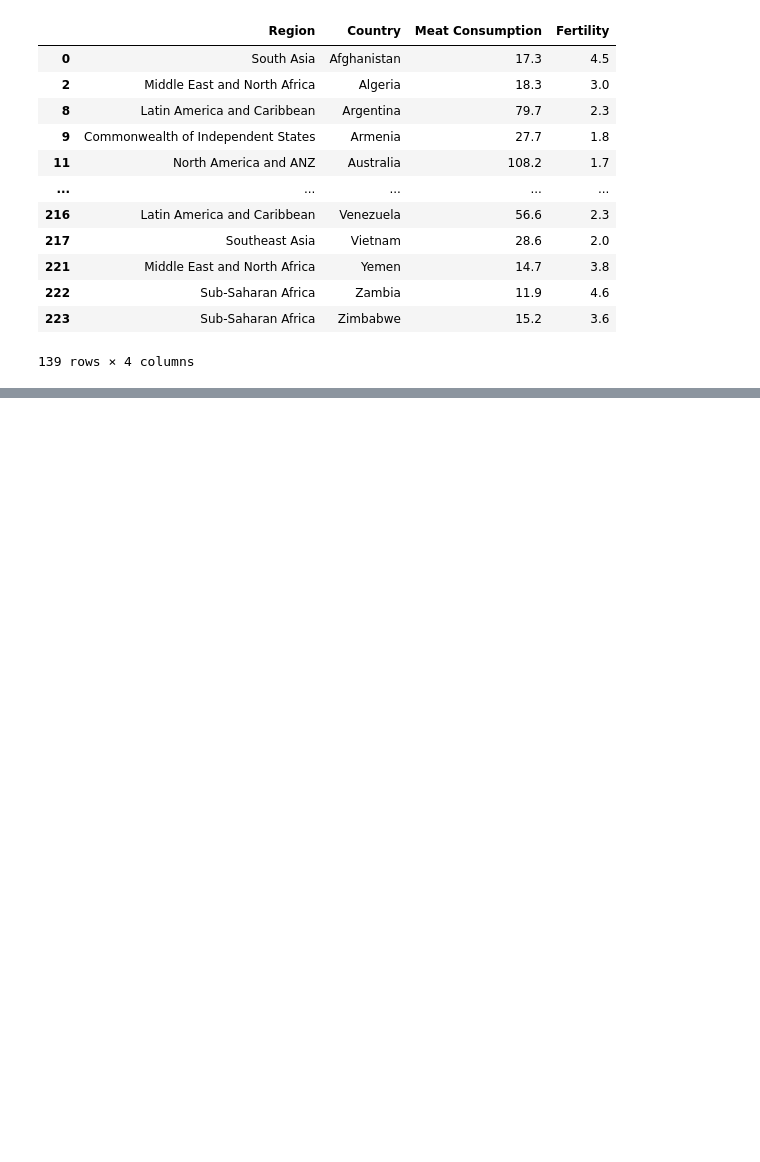
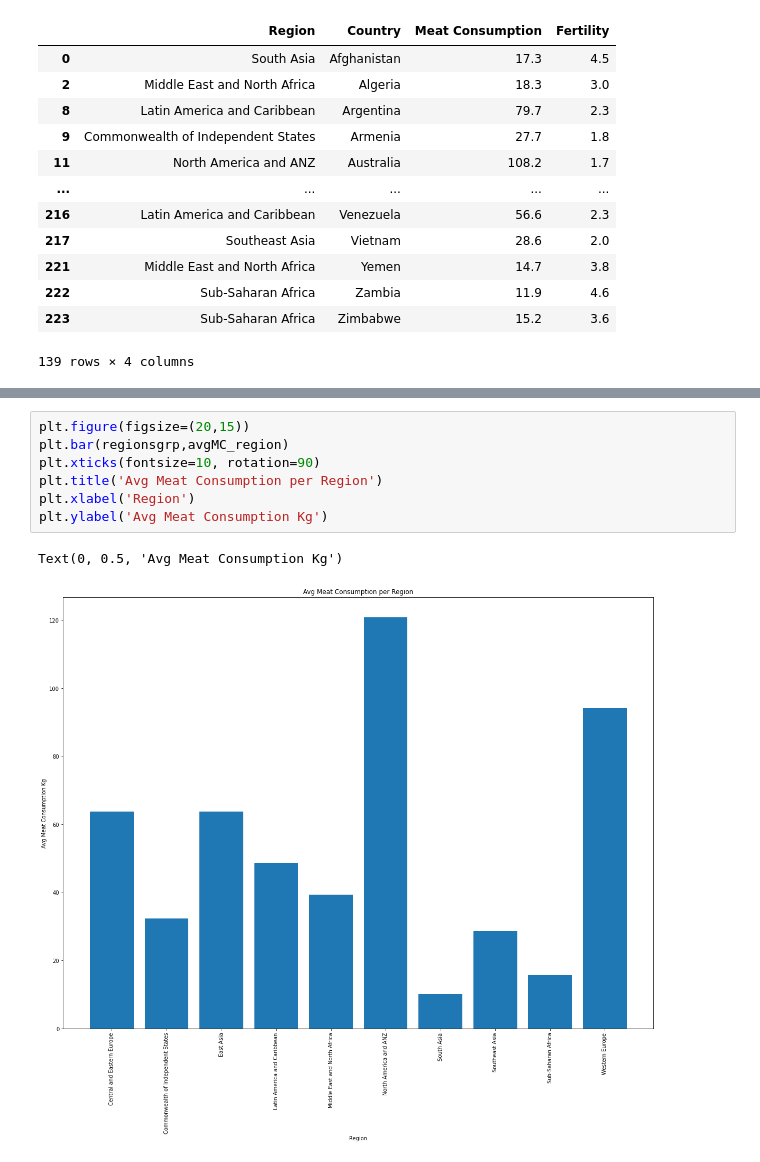
Before and after one commit to ermcgrew/bootcamp_project_one, a Jupyter notebook: data_analysis.ipynb, the cells around one changed output, grey strips where cells are left out. Cells and saved outputs as stored; diff of their text form; blank space fills up the shorter version.

```diff
--- a/data_analysis.ipynb
+++ b/data_analysis.ipynb
@@ -292,0 +394,10 @@ NameError: name 'grpfer' is not defined
+# %%
+plt.figure(figsize=(20,15))
+plt.bar(regionsgrp,avgMC_region)
+plt.xticks(fontsize=10, rotation=90)
+plt.title('Avg Meat Consumption per Region')
+plt.xlabel('Region')
+plt.ylabel('Avg Meat Consumption Kg')
+# %% [output]
+Text(0, 0.5, 'Avg Meat Consumption Kg')
+[figure, added]
```
Also changed, not shown: parts of 11 cells of this notebook, 1 other file.
